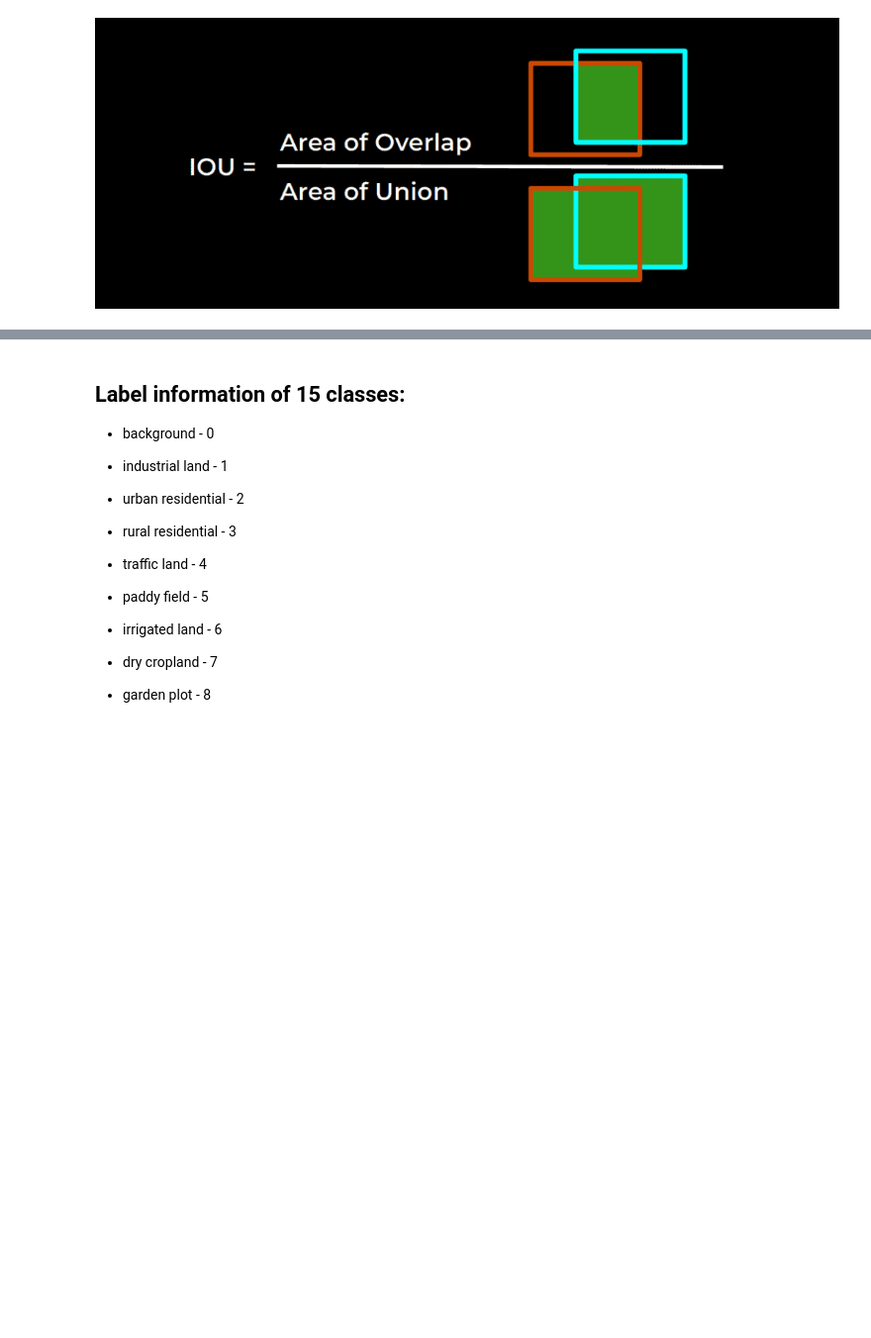
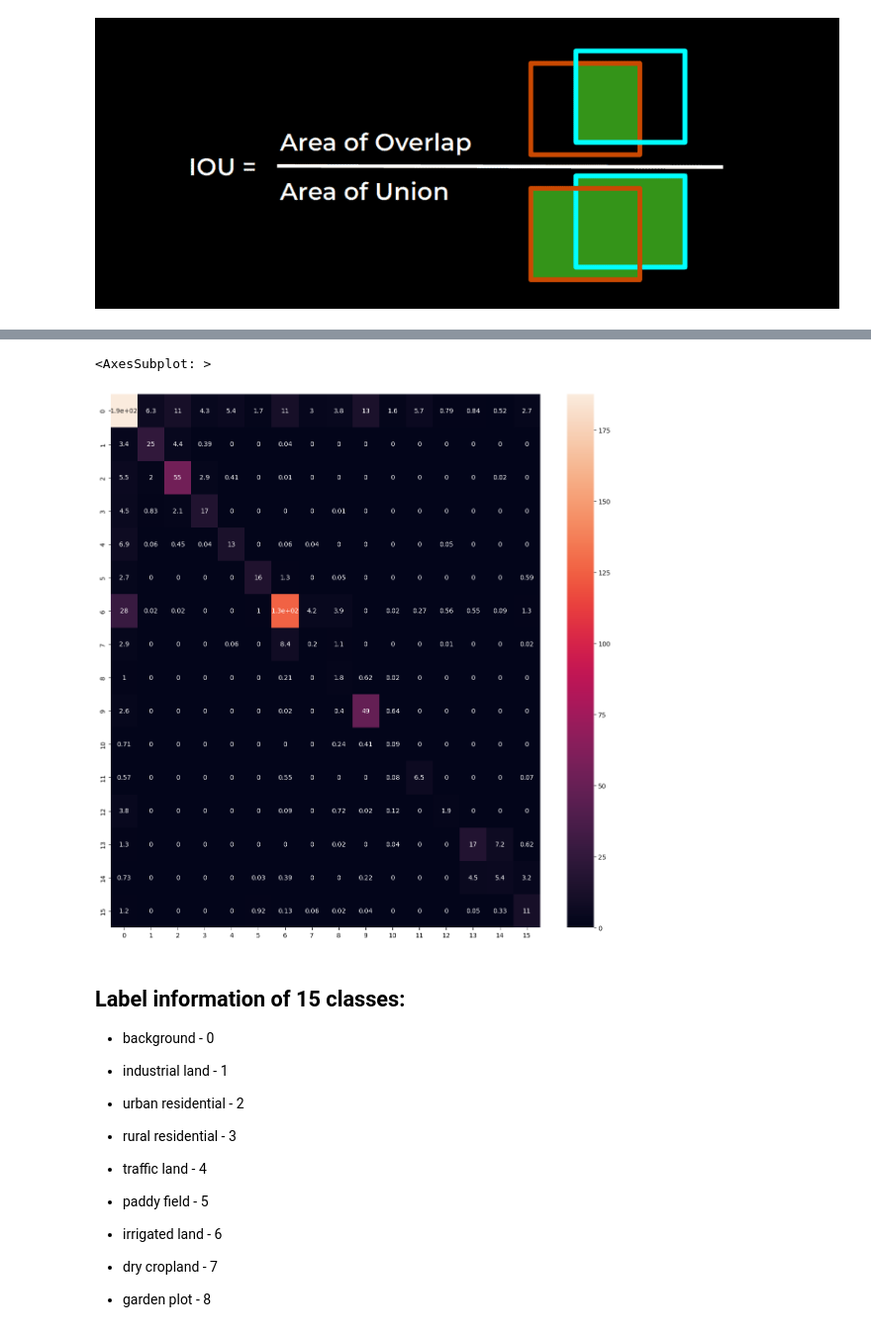
Before and after one commit to grannycola/satellite_image_segmentation, a Jupyter notebook: Segmentations models.ipynb, the cells around one changed output, grey strips where cells are left out. Shown at 99% size. Drawn from its saved outputs; the diff is of its cells as text; code cells hidden in the pictures; blank space fills up the shorter version.

Commit message:
Added calculating of confusion matrix

```diff
--- a/Segmentations models.ipynb
+++ b/Segmentations models.ipynb
@@ -193,16 +202,12 @@ None
 # %%
 model.load_weights('unet_weights.h5')
 # %%
-try:
-    history=model.fit(train_img_gen,
+history=model.fit(train_img_gen,
               steps_per_epoch=steps_per_epoch,
               epochs=25,
               verbose=1,
               validation_data=val_img_gen,
               validation_steps=val_steps_per_epoch)
-except KeyboardInterrupt:
-    pass
-    #model.save_weights('unet_weights.h5')
 # %% [output]
 Epoch 1/25
 # %% [markdown]
@@ -245,3 +244,42 @@ Mean IoU = 0.38203338
+# %%
+confusion_matrix = np.zeros((16, 16))
+matrix = confusion_matrix
+val_img_gen = trainGenerator(val_img_path, val_mask_path, num_class=n_classes, aug=False)
+# %%
+from sklearn.metrics import confusion_matrix
+from collections import Counter
+from tensorflow.experimental.numpy import ravel
+from tensorflow import stack, cast, int32, make_ndarray
+import tqdm
+import pandas as pd
+import cudf
+
+
+for _ in tqdm.tqdm(range(val_steps_per_epoch)):
+    image_batch, mask_batch = val_img_gen.__next__()
+
+    x = model.predict(image_batch, verbose=0)
+
+    y_true_batch = ravel(mask_batch.argmax(axis=3))
+    y_pred_batch = ravel(x.argmax(axis=3))
+    y_pairs = stack((y_true_batch, y_pred_batch), axis=-1)
+
+    y_pairs = cudf.DataFrame(y_pairs.numpy(), columns=['true', 'pred'])
+    y_pairs['count'] = 1
+
+    grouped = y_pairs.groupby(by=['true', 'pred'],as_index=False).sum()
+    grouped = grouped.to_numpy()
+
+    for true, pred, count in grouped:
+        matrix[int(true)][int(pred)] += np.round(count / (256*256*16), 2)
+# %%
+import seaborn as sns
+
+plt.figure(figsize=(15, 15))
+sns.heatmap(matrix, annot=True)
+# %% [output]
+<AxesSubplot: >
+[figure, added]
 # %% [markdown]
 ## Label information of 15 classes:
 
```
Also changed, not shown: parts of 8 cells of this notebook.
